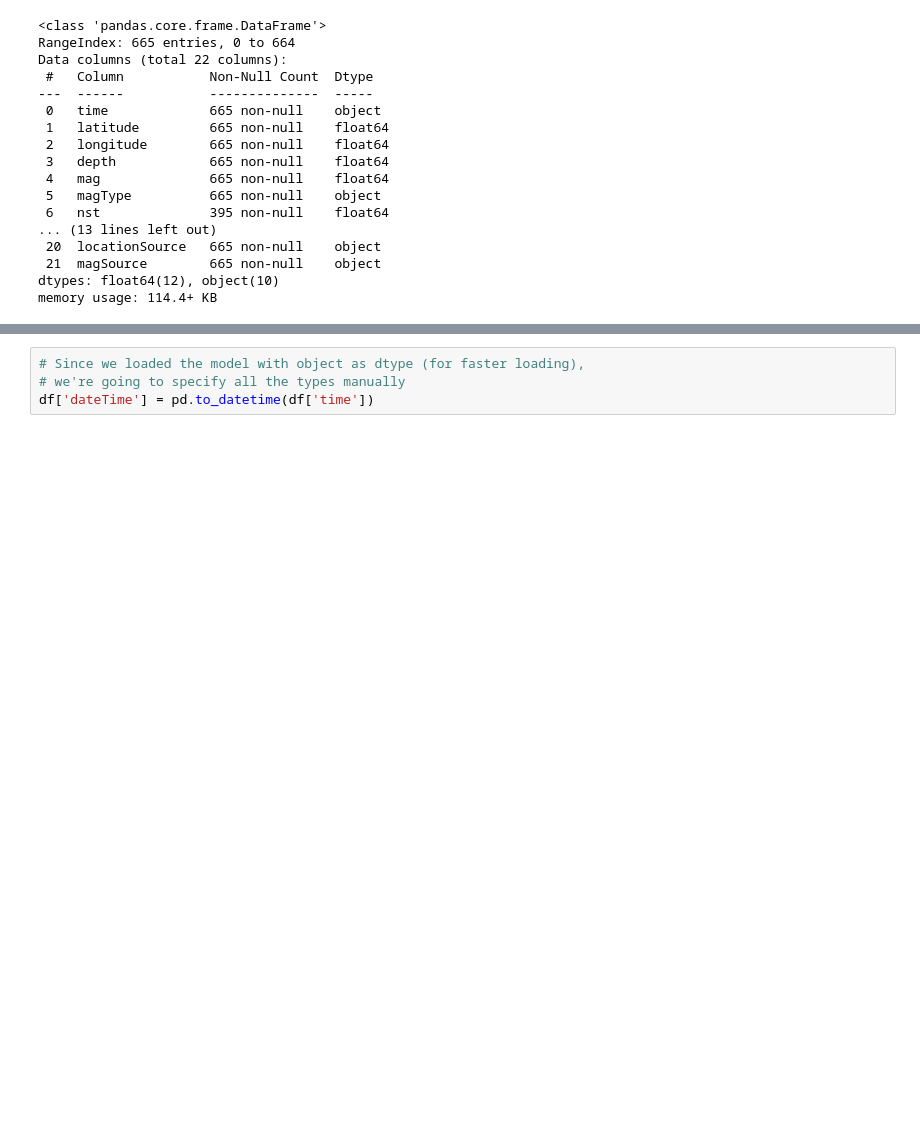
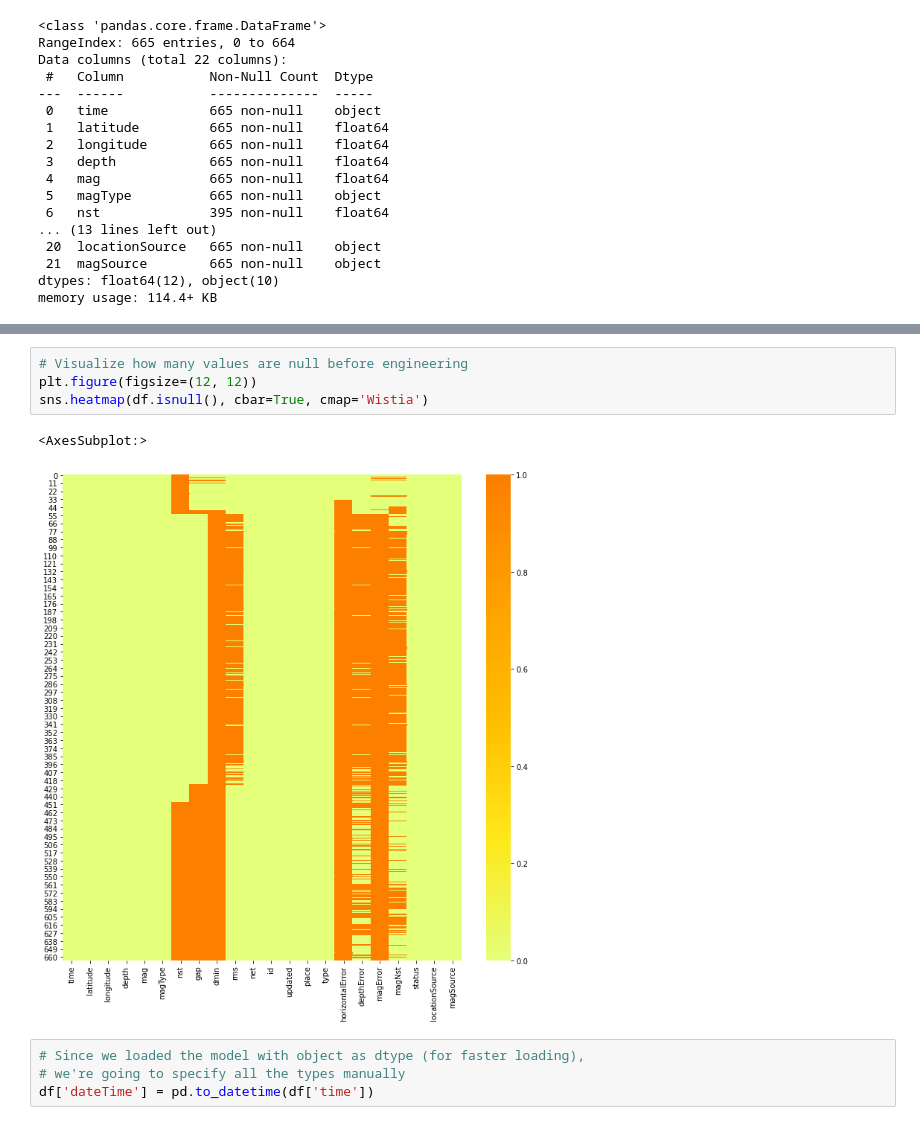
Before and after one commit to Irikos/infoVisualization, a Jupyter notebook: Romania Earthquakes - Exploratory data analysis.ipynb, the cells around one changed output, grey strips where cells are left out. Saved outputs shown, nothing was run; the diff lists cells and outputs as text; blank space fills up the shorter version.

Commit message:
some styling, pearson correlation heatmap, null values heatmap

```diff
--- a/Romania Earthquakes - Exploratory data analysis.ipynb
+++ b/Romania Earthquakes - Exploratory data analysis.ipynb
@@ -61,3 +82,10 @@ dtype: object
+# %%
+# Visualize how many values are null before engineering
+plt.figure(figsize=(12, 12))
+sns.heatmap(df.isnull(), cbar=True, cmap='Wistia')
+# %% [output]
+<AxesSubplot:>
+[figure, added]
 # %%
 # Since we loaded the model with object as dtype (for faster loading),
 # we're going to specify all the types manually
```
Also changed, not shown: parts of 9 cells of this notebook.
